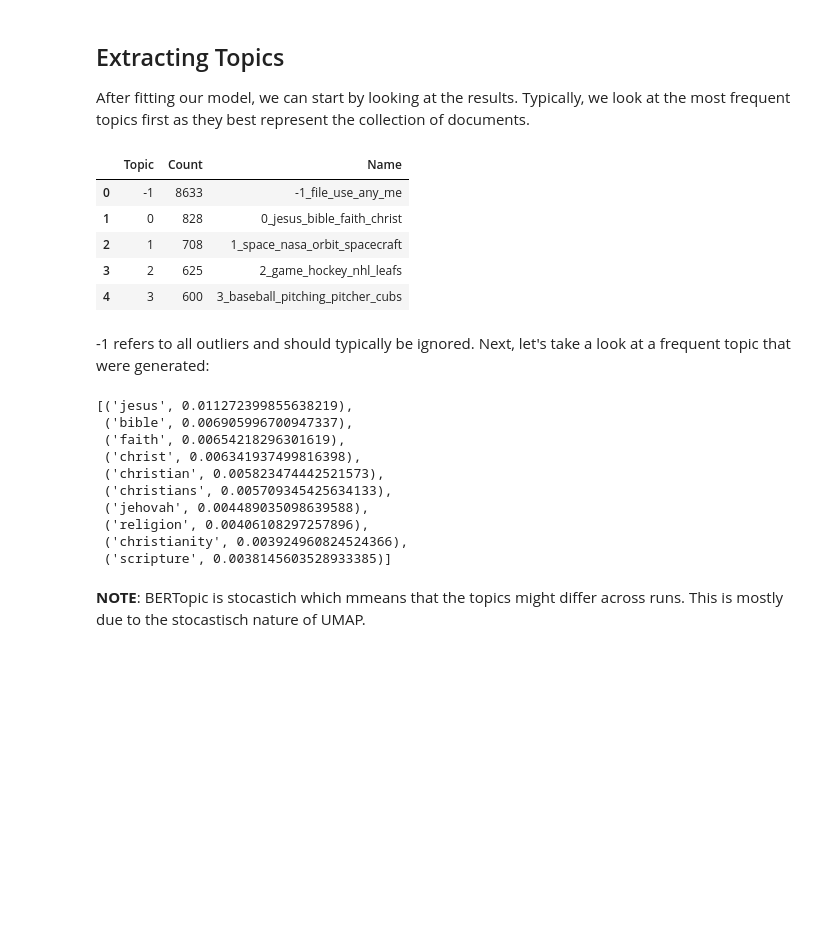
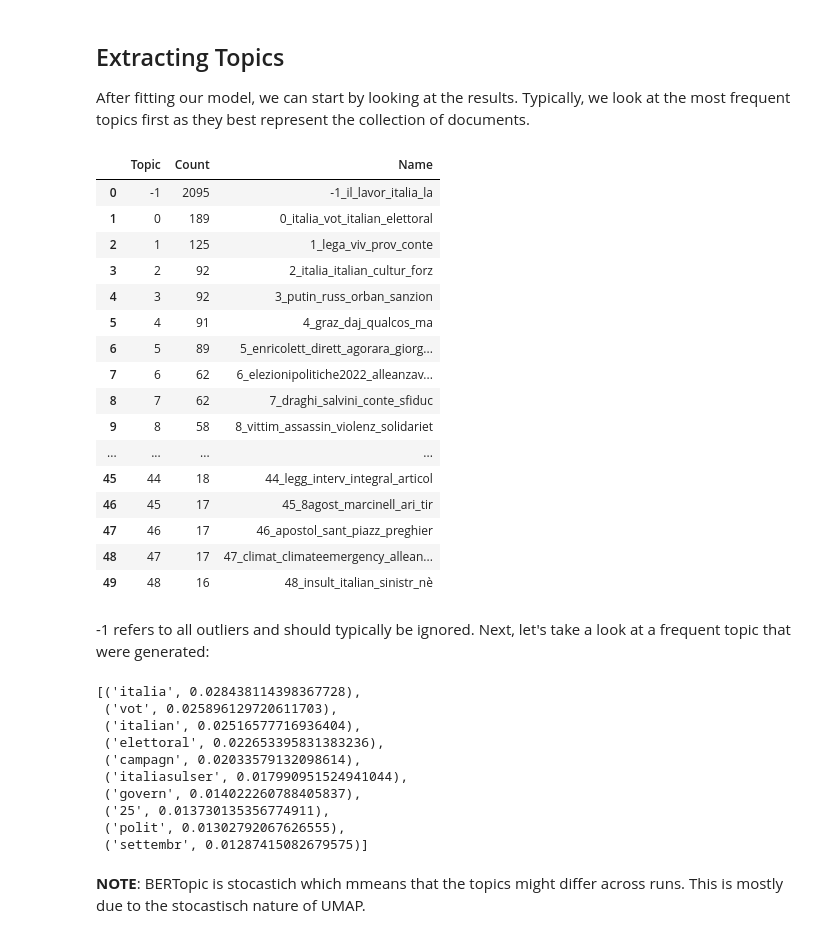
Before and after one commit to bigliolimatteo/how-politicians-change-their-mind, a Jupyter notebook: main.ipynb, the cells around one changed output. Drawn from its saved outputs; the diff is of its cells as text; code cells hidden in the pictures; blank space fills up the shorter version.

```diff
--- a/main.ipynb
+++ b/main.ipynb
@@ -19,4 +53,4 @@ input_data = DataImporter.read_data("data")
 cleaned_data = DataCleaner.clean_data(input_data)
 
 preprocessor = DataPreprocesser()
-data = preprocessor.preprocess_data(cleaned_data)
+data = preprocessor.preprocess_data(cleaned_data, stem=True)
@@ -51,5 +91,7 @@ We will also calculate the topic probabilities. However, this can slow down BERT
 # %%
 from bertopic import BERTopic
 
-topic_model = BERTopic(language="english", calculate_probabilities=True, verbose=True)
-topics, probs = topic_model.fit_transform(docs)
+topic_model = BERTopic(language="multilingual", calculate_probabilities=True, verbose=True)
+politicians = data.keys()
+all_tweets = [" ".join(tweet) for politician in politicians for tweet in data[politician]]
+topic_model.fit(all_tweets)
@@ -57,0 +102,6 @@ topics, probs = topic_model.fit_transform(docs)
+# %%
+#for politician in politicians:
+topics, probs = topic_model.fit_transform(all_tweets)#[" ".join(tweet) for tweet in data[politician]])
+freq = topic_model.get_topic_info()
+print(politician.upper())
+print(freq.head(50))
@@ -59,29 +130,40 @@ topics, probs = topic_model.fit_transform(docs)
 ## Extracting Topics
 After fitting our model, we can start by looking at the results. Typically, we look at the most frequent topics first as they best represent the collection of documents.
 # %%
-freq = topic_model.get_topic_info(); freq.head(5)
+freq = topic_model.get_topic_info(); freq.head(50)
 # %% [output]
 |  | Topic | Count | Name |
-| 0 | -1 | 8633 | -1_file_use_any_me |
-| 1 | 0 | 828 | 0_jesus_bible_faith_christ |
-| 2 | 1 | 708 | 1_space_nasa_orbit_spacecraft |
-| 3 | 2 | 625 | 2_game_hockey_nhl_leafs |
-| 4 | 3 | 600 | 3_baseball_pitching_pitcher_cubs |
+| 0 | -1 | 2095 | -1_il_lavor_italia_la |
+| 1 | 0 | 189 | 0_italia_vot_italian_elettoral |
+| 2 | 1 | 125 | 1_lega_viv_prov_conte |
+| 3 | 2 | 92 | 2_italia_italian_cultur_forz |
+| 4 | 3 | 92 | 3_putin_russ_orban_sanzion |
+| 5 | 4 | 91 | 4_graz_daj_qualcos_ma |
+| 6 | 5 | 89 | 5_enricolett_dirett_agorara_giorg... |
+| 7 | 6 | 62 | 6_elezionipolitiche2022_alleanzav... |
+| 8 | 7 | 62 | 7_draghi_salvini_conte_sfiduc |
+| 9 | 8 | 58 | 8_vittim_assassin_violenz_solidariet |
+| ... | ... | ... | ... |
+| 45 | 44 | 18 | 44_legg_interv_integral_articol |
+| 46 | 45 | 17 | 45_8agost_marcinell_ari_tir |
+| 47 | 46 | 17 | 46_apostol_sant_piazz_preghier |
+| 48 | 47 | 17 | 47_climat_climateemergency_allean... |
+| 49 | 48 | 16 | 48_insult_italian_sinistr_nè |
 # %% [markdown]
 -1 refers to all outliers and should typically be ignored. Next, let's take a look at a frequent topic that were generated:
 # %%
 topic_model.get_topic(0)  # Select the most frequent topic
 # %% [output]
-[('jesus', 0.011272399855638219),
- ('bible', 0.006905996700947337),
- ('faith', 0.00654218296301619),
- ('christ', 0.006341937499816398),
- ('christian', 0.005823474442521573),
- ('christians', 0.005709345425634133),
- ('jehovah', 0.004489035098639588),
- ('religion', 0.00406108297257896),
- ('christianity', 0.003924960824524366),
- ('scripture', 0.0038145603528933385)]
+[('italia', 0.028438114398367728),
+ ('vot', 0.025896129720611703),
+ ('italian', 0.02516577716936404),
+ ('elettoral', 0.022653395831383236),
+ ('campagn', 0.02033579132098614),
+ ('italiasulser', 0.017990951524941044),
+ ('govern', 0.014022260788405837),
+ ('25', 0.013730135356774911),
+ ('polit', 0.01302792067626555),
+ ('settembr', 0.01287415082679575)]
 # %% [markdown]
 **NOTE**: BERTopic is stocastich which mmeans that the topics might differ across runs. This is mostly due to the stocastisch nature of UMAP.
 # %%
```
Also changed, not shown: parts of 35 cells of this notebook.
